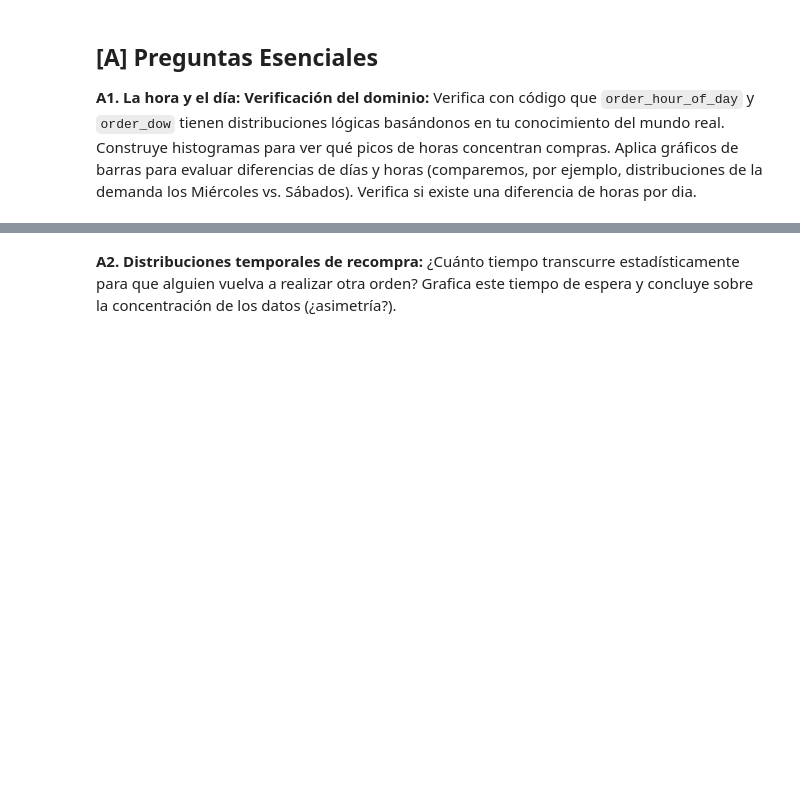
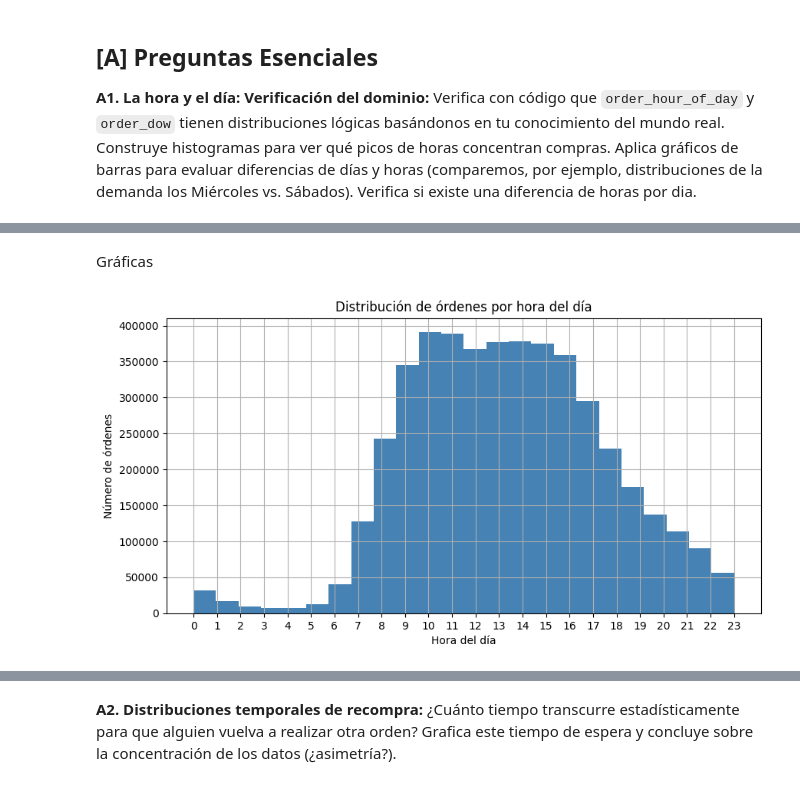
Before and after one commit to anitaharo24-code/ds-week-2, a Jupyter notebook: taller_3_nombre_apellido.ipynb, the cells around one changed output, grey strips where cells are left out. Saved outputs shown, nothing was run; the diff lists cells and outputs as text; code cells hidden in the pictures; blank space fills up the shorter version.

```diff
--- a/taller_3_nombre_apellido.ipynb
+++ b/taller_3_nombre_apellido.ipynb
@@ -705,3 +746,9 @@ Decide y justifica la estrategia que usaste para estos casos (eliminar, mantener
 Para poder responder preguntas de negocio de manera eficiente y aplicando correlaciones y cruces, un científico de datos típicamente convierte o "aplana" las tablas normalizadas operacionales en **One Big Table (OBT)**. La OBT agrupa (hace merges) de las distintas dimensiones transaccionales alrededor del concepto central (en este caso el *Articulo pedido por Orden*), lo que nos da una vista panorámica (desnormalización estructural) para el análisis.
 
 **Tu tarea:** Une las cinco tablas previamente purgadas formando un solo DataFrame analítico. Te recomendamos ir uniendo ordenes y el detalle, luego producto, pasillo y finalmente departamento.
+# %%
+# One Big Table para visualizar información de tablas orders_products, products, aisles y departments
+# Merge de orders_products con products para obtener información de producto
+full_detalle_ordenes = orders.merge(order_products, on='order_id', how='left')
+full_detalle_ordenes = full_detalle_ordenes.merge(products, on='product_id', how='left')
+full_detalle_ordenes.head()
@@ -707,0 +762,4 @@ Para poder responder preguntas de negocio de manera eficiente y aplicando correl
+# %%
+# merge de full_detalle_ordenes con aisles para obtener información de aisle
+full_detalle_ordenes = full_detalle_ordenes.merge(aisles, on='aisle_id', how='left')
+full_detalle_ordenes.head()
@@ -707,0 +773,4 @@ Para poder responder preguntas de negocio de manera eficiente y aplicando correl
+# %%
+# merge de full_detalle_ordenes con departments para obtener información de department
+full_detalle_ordenes = full_detalle_ordenes.merge(departments, on='department_id', how='left')
+full_detalle_ordenes.head()
@@ -716,0 +835,2 @@ Verifica con código que `order_hour_of_day` y `order_dow` tienen distribuciones
+# %% [markdown]
+Gráficas
@@ -716,0 +841,10 @@ Verifica con código que `order_hour_of_day` y `order_dow` tienen distribuciones
+# %%
+# histogramas para ver qué picos de horas concentran compras
+full_detalle_ordenes['order_hour_of_day'].hist(bins=24, figsize=(10, 5), color='steelblue')
+plt.title('Distribución de órdenes por hora del día')
+plt.xlabel('Hora del día')
+plt.ylabel('Número de órdenes')
+plt.xticks(range(0, 24))
+plt.show()
+# %% [output]
+[figure, added]
```
Also changed, not shown: parts of 54 cells of this notebook.
